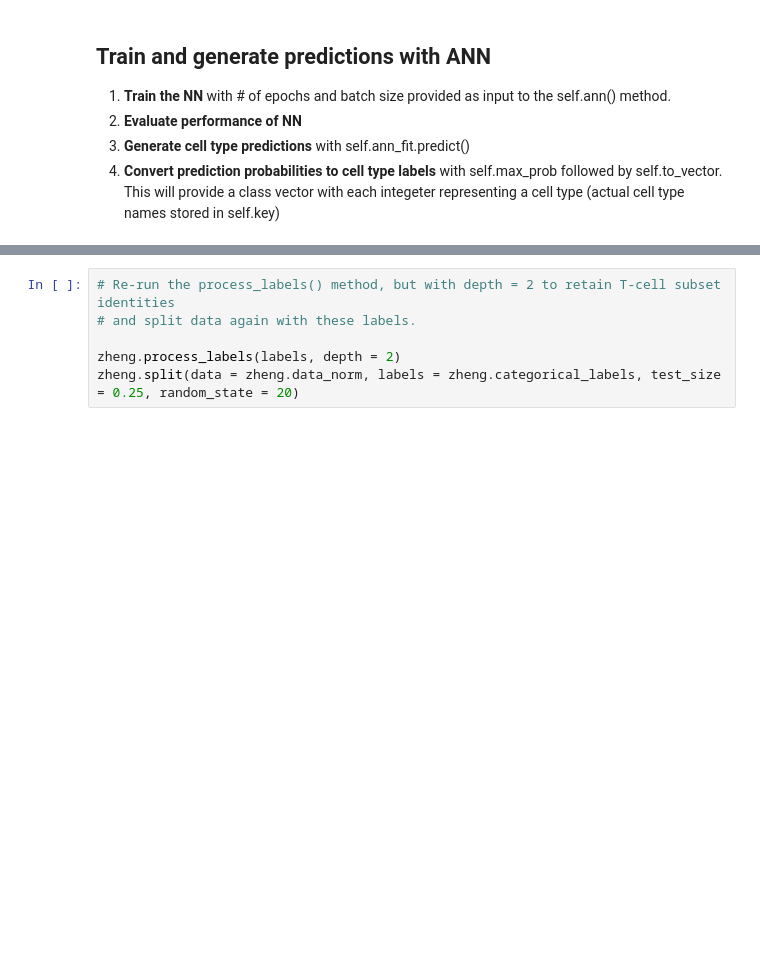
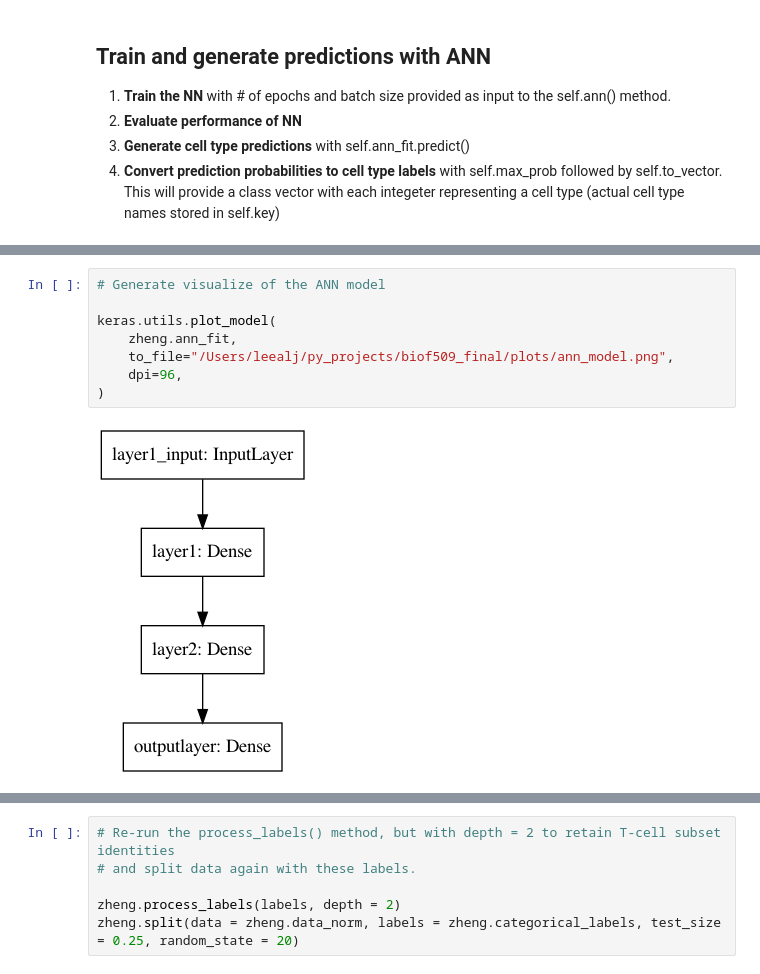
Before and after one commit to leealj/biof509_final, a Jupyter notebook: sctype.ipynb, the cells around one changed output, grey strips where cells are left out. Saved outputs shown, nothing was run; the diff lists cells and outputs as text; blank space fills up the shorter version.

```diff
--- a/sctype.ipynb
+++ b/sctype.ipynb
@@ -411,0 +364,10 @@ plt.show()
+# %%
+# Generate visualize of the ANN model
+
+keras.utils.plot_model(
+    zheng.ann_fit,
+    to_file="/Users/leealj/py_projects/biof509_final/plots/ann_model.png",
+    dpi=96,
+)
+# %% [output]
+[figure, added]
```
Also changed, not shown: parts of 53 cells of this notebook, 11 other files.
